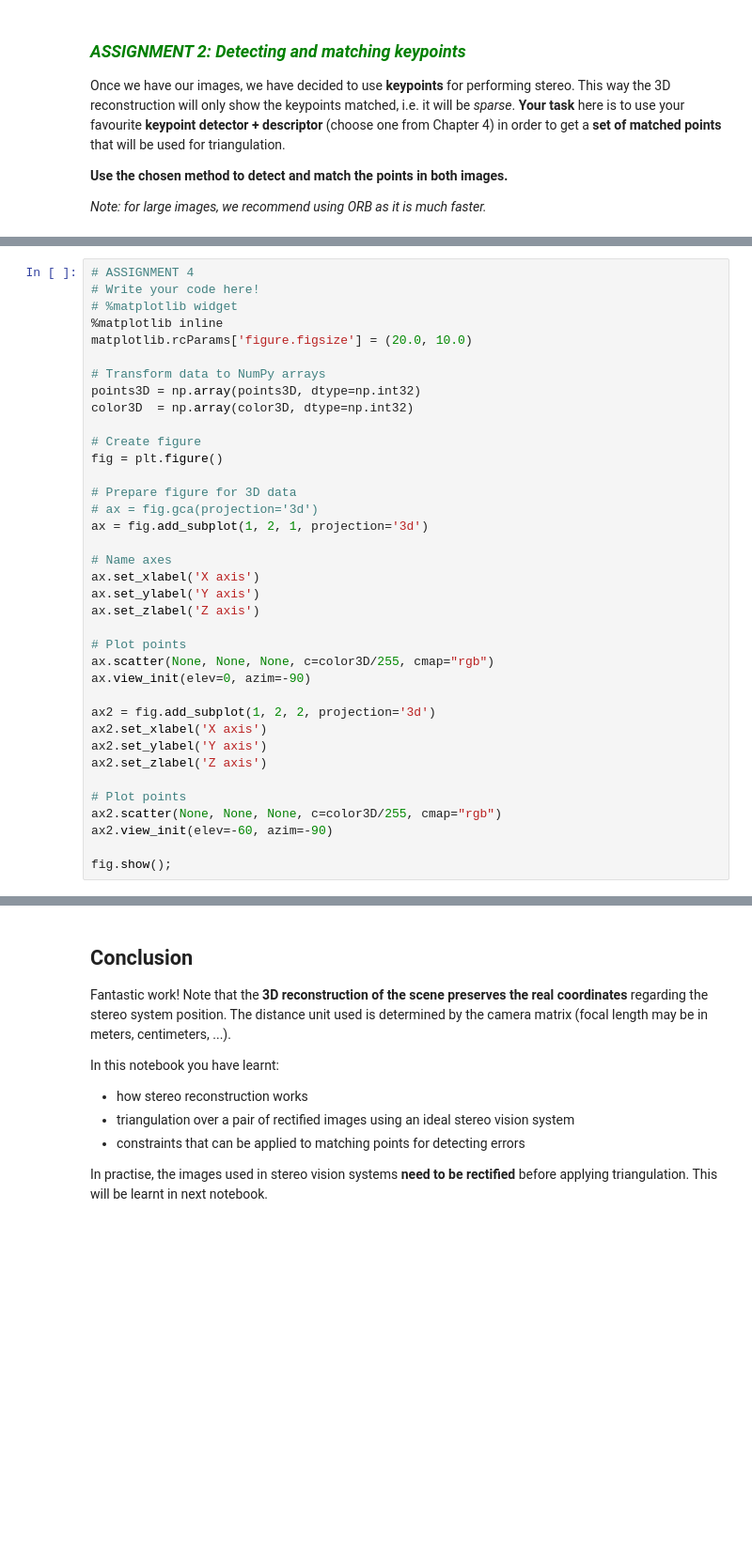
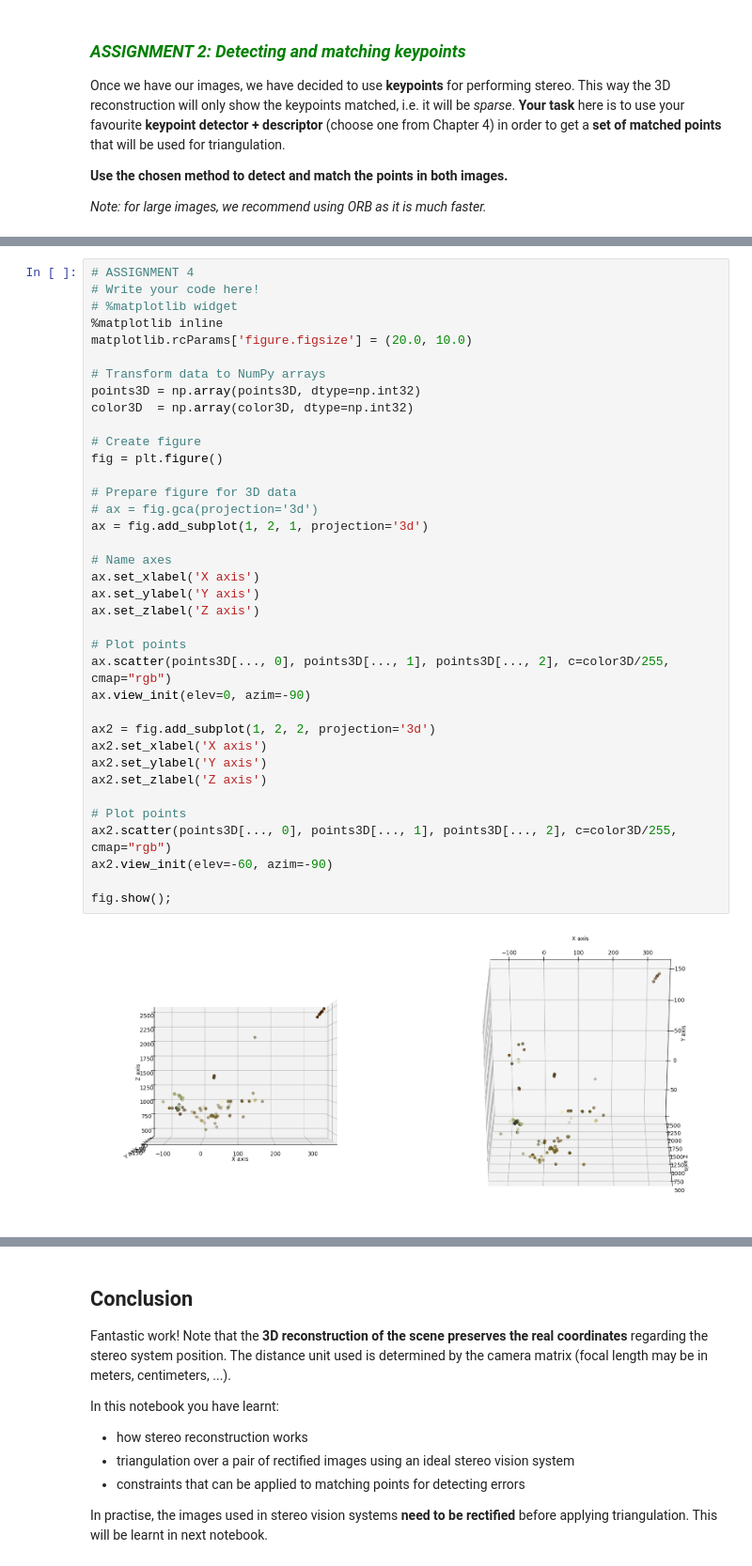
Before and after one commit to rubenjr0/uma_cv_2024, a Jupyter notebook: Chapter 10. Stereo Vision/10.1 Introduction to stereo vision.ipynb, the cells around one changed output, grey strips where cells are left out. Shown at 94% size. Cells and saved outputs as stored; diff of their text form; blank space fills up the shorter version.

```diff
--- a/Chapter 10. Stereo Vision/10.1 Introduction to stereo vision.ipynb
+++ b/Chapter 10. Stereo Vision/10.1 Introduction to stereo vision.ipynb
@@ -420,35 +424,37 @@ Once the 3D coordinates have been computed, the last step is **showing a 3D colo
 matplotlib.rcParams['figure.figsize'] = (20.0, 10.0)
 
 # Transform data to NumPy arrays
 points3D = np.array(points3D, dtype=np.int32)
 color3D  = np.array(color3D, dtype=np.int32)
 
 # Create figure
 fig = plt.figure()
 
 # Prepare figure for 3D data
 # ax = fig.gca(projection='3d')
 ax = fig.add_subplot(1, 2, 1, projection='3d')
 
 # Name axes
 ax.set_xlabel('X axis')
 ax.set_ylabel('Y axis')
 ax.set_zlabel('Z axis')
 
 # Plot points
-ax.scatter(None, None, None, c=color3D/255, cmap="rgb")
+ax.scatter(points3D[..., 0], points3D[..., 1], points3D[..., 2], c=color3D/255, cmap="rgb")
 ax.view_init(elev=0, azim=-90)
 
 ax2 = fig.add_subplot(1, 2, 2, projection='3d')
 ax2.set_xlabel('X axis')
 ax2.set_ylabel('Y axis')
 ax2.set_zlabel('Z axis')
 
 # Plot points
-ax2.scatter(None, None, None, c=color3D/255, cmap="rgb")
+ax2.scatter(points3D[..., 0], points3D[..., 1], points3D[..., 2], c=color3D/255, cmap="rgb")
 ax2.view_init(elev=-60, azim=-90)
 
 fig.show();
+# %% [output]
+[figure, added]
 # %% [markdown]
 ### <font color="blue"><b><i>Thinking about it (1)</i></b></font>
 
```
Also changed, not shown: parts of 4 cells of this notebook, 3 other files.
